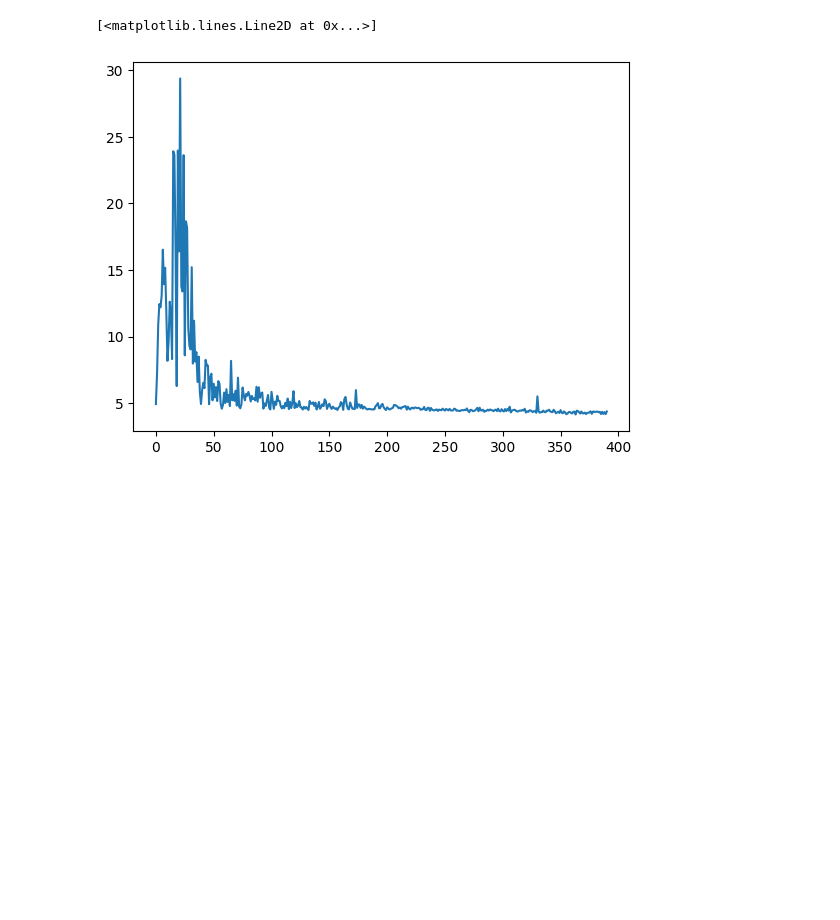
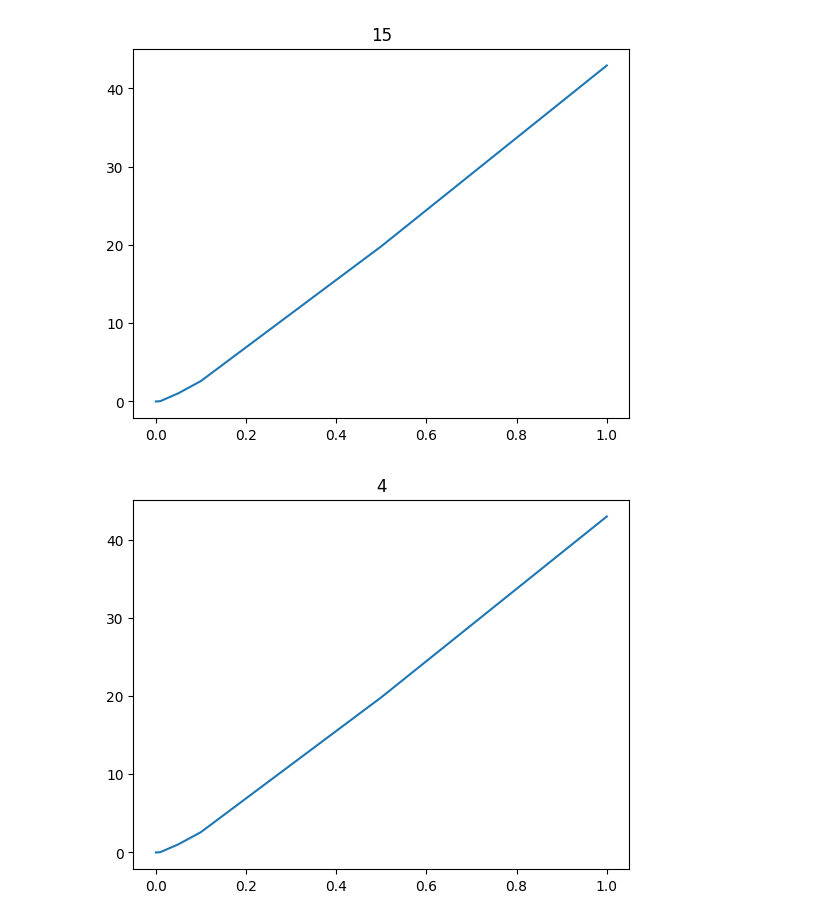
Before and after one commit to dmitrijbozhkov/NNCompression, a Jupyter notebook: interactive/loss_amount.ipynb, the cells around one changed output. Cells and saved outputs as stored; diff of their text form; code cells hidden in the pictures; blank space fills up the shorter version.

Commit message:
Resnet 18 loss size experiment

```diff
--- a/interactive/loss_amount.ipynb
+++ b/interactive/loss_amount.ipynb
@@ -28,9 +10,0 @@ run_data
-# %%
-objective_loss = []
-perturb_loss = []
-for loss in run_data["train_loss"][0]:
-    objective_loss.append(loss[1])
-    perturb_loss.append(loss[2])
-
-objective_loss = np.array(objective_loss)
-perturb_loss = np.array(perturb_loss)
@@ -36,0 +15,28 @@ perturb_loss = np.array(perturb_loss)
+# %%
+runs = enumerate_run_folder("/run/media/dima/Scratch/run_out/run_out/outputs/resnet18_perturb_experiment/")
+runs = filter_incomplete_runs(runs)
+# runs = filter_run_folder(runs, "perturb_amount", 10)
+# runs = filter_run_folder(runs, "perturb_variance", 0.001)
+# %%
+dataset = []
+
+for run in runs:
+    d = runs[run]
+    d_config, d_run_data = get_config_run_data(d)
+
+    objective_loss = []
+    perturb_loss = []
+    for loss in d_run_data["train_loss"][0]:
+        objective_loss.append(loss[1])
+        perturb_loss.append(loss[2])
+
+    dataset.append({
+        "perturb_amount": d_config["perturb_amount"],
+        "perturb_variance": d_config["perturb_variance"],
+        "accuracy_test": d_run_data["test_accuracy"].iloc[-1],
+        "objective_loss": mean(objective_loss),
+        "perturb_loss": mean(perturb_loss)
+    })
+
+dataset = pd.DataFrame(dataset)
+dataset
@@ -37,5 +61,9 @@ perturb_loss = np.array(perturb_loss)
 # %%
-plt.plot(objective_loss)
+for p in dataset["perturb_amount"].unique():
+    d = dataset[dataset["perturb_amount"] == p].sort_values("perturb_variance")
+    plt.plot(d["perturb_variance"], d["perturb_loss"])
+    plt.title(p)
+    plt.show()
 # %% [output]
-[<matplotlib.lines.Line2D at 0x...>]
-[figure, old version]
+[figure, new version]
+[figure, added]
```
Also changed, not shown: parts of 11 cells of this notebook, 18 other files.
